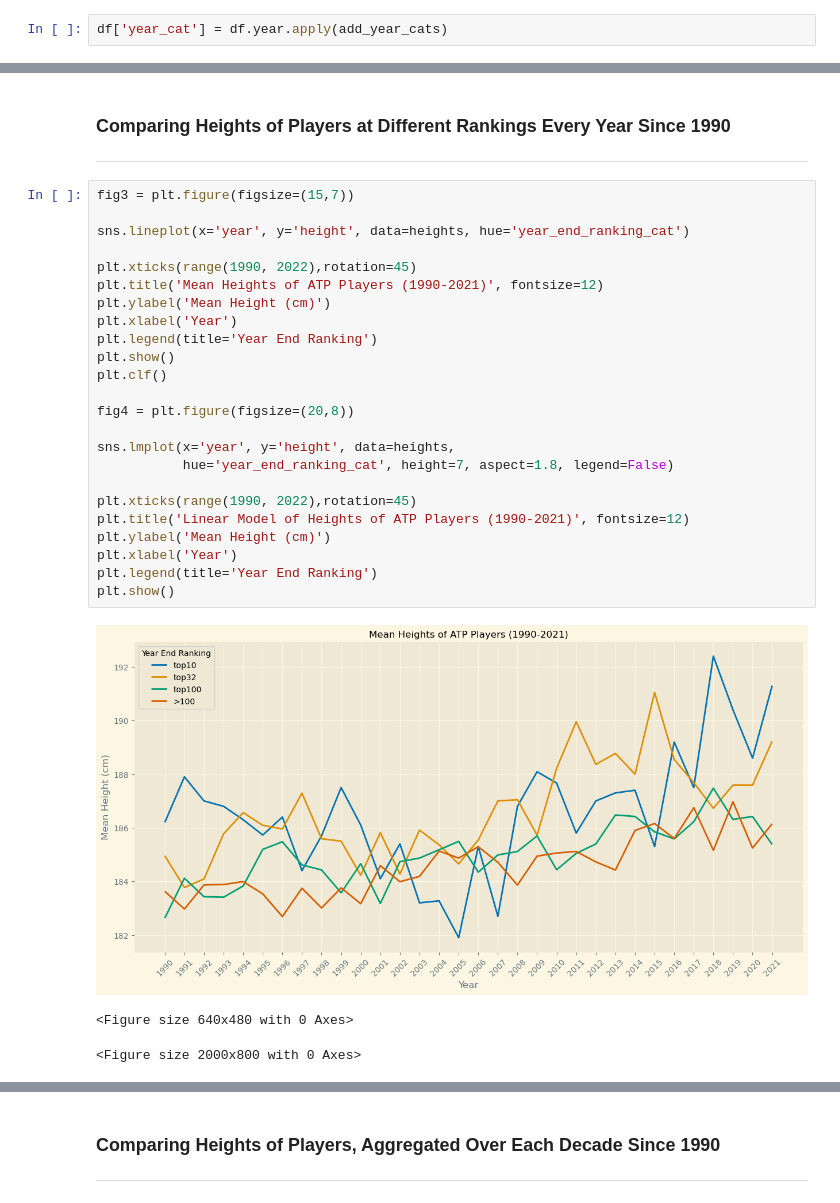
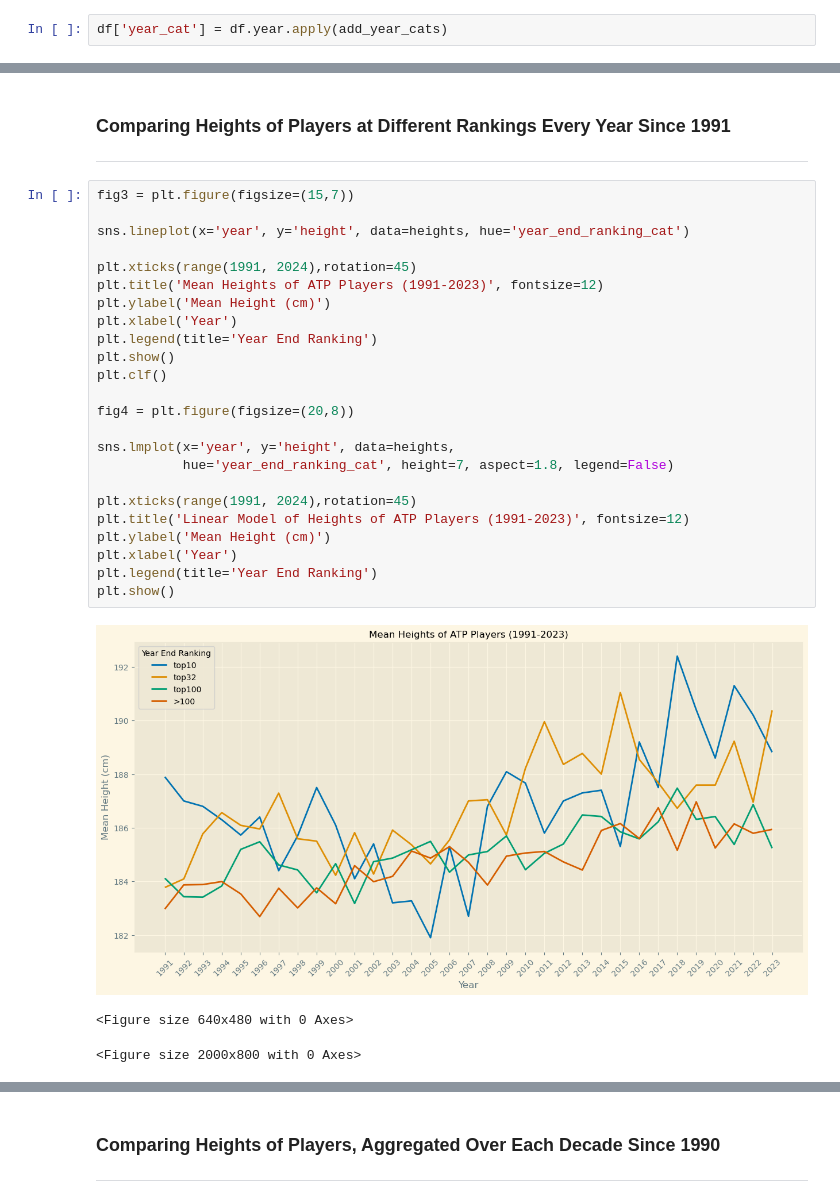
Before and after one commit to jameswmiller/ATP_project, a Jupyter notebook: ATP_eda.ipynb, the cells around one changed output, grey strips where cells are left out. Cells and saved outputs as stored; diff of their text form.

```diff
--- a/ATP_eda.ipynb
+++ b/ATP_eda.ipynb
@@ -156,31 +156,31 @@ heights.head(8)
 # %% [markdown]
-### Comparing Heights of Players at Different Rankings Every Year Since 1990
+### Comparing Heights of Players at Different Rankings Every Year Since 1991
 ---
 # %%
 fig3 = plt.figure(figsize=(15,7))
 
 sns.lineplot(x='year', y='height', data=heights, hue='year_end_ranking_cat')
 
-plt.xticks(range(1990, 2022),rotation=45)
-plt.title('Mean Heights of ATP Players (1990-2021)', fontsize=12)
+plt.xticks(range(1991, 2024),rotation=45)
+plt.title('Mean Heights of ATP Players (1991-2023)', fontsize=12)
 plt.ylabel('Mean Height (cm)')
 plt.xlabel('Year')
 plt.legend(title='Year End Ranking')
 plt.show()
 plt.clf()
 
 fig4 = plt.figure(figsize=(20,8))
 
 sns.lmplot(x='year', y='height', data=heights,
            hue='year_end_ranking_cat', height=7, aspect=1.8, legend=False)
 
-plt.xticks(range(1990, 2022),rotation=45)
-plt.title('Linear Model of Heights of ATP Players (1990-2021)', fontsize=12)
+plt.xticks(range(1991, 2024),rotation=45)
+plt.title('Linear Model of Heights of ATP Players (1991-2023)', fontsize=12)
 plt.ylabel('Mean Height (cm)')
 plt.xlabel('Year')
 plt.legend(title='Year End Ranking')
 plt.show()
 # %% [output]
-[figure, old version]
+[figure, new version]
 <Figure size 640x480 with 0 Axes>
 <Figure size 2000x800 with 0 Axes>
```
Also changed, not shown: parts of 13 cells of this notebook, 4 other files.
